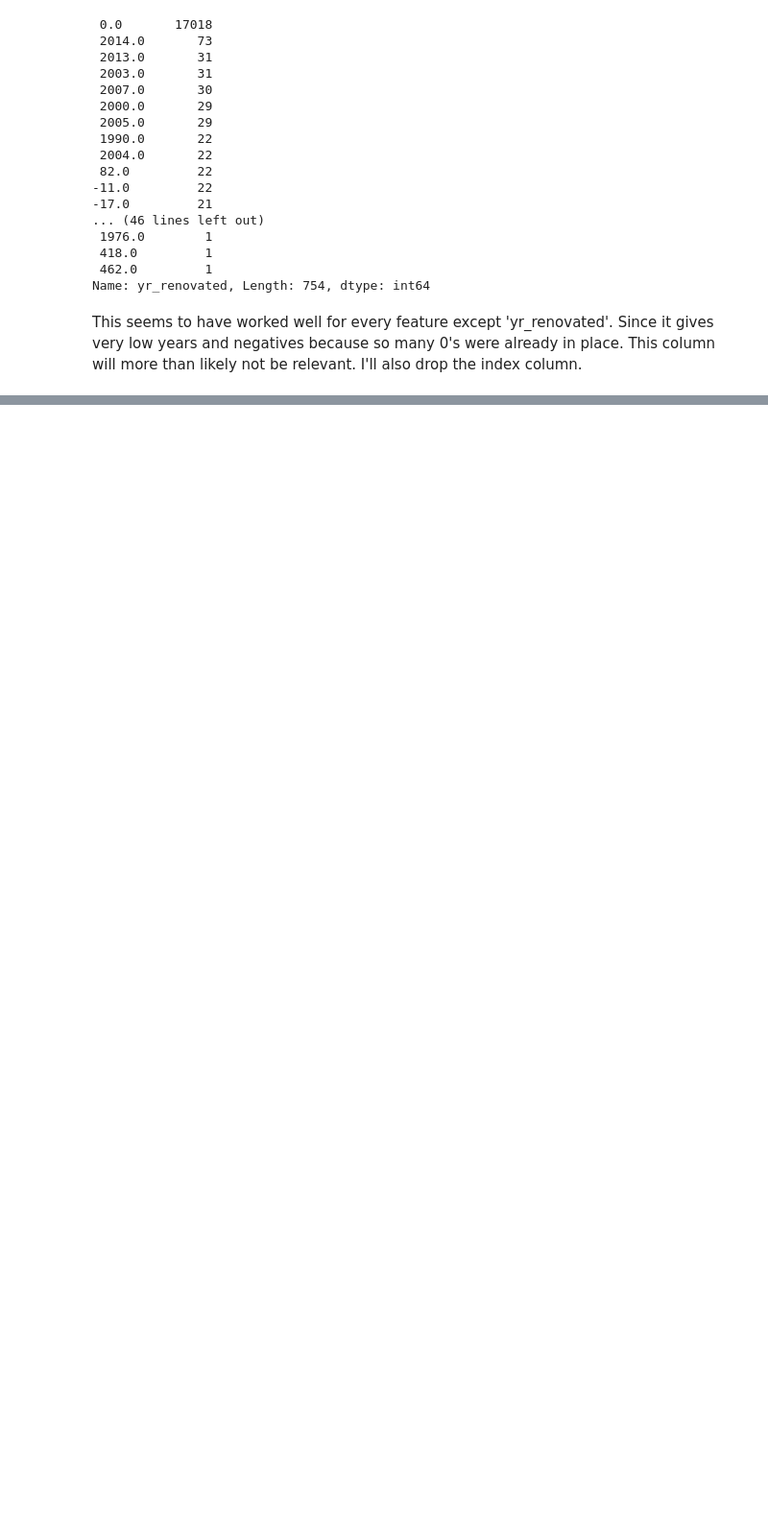
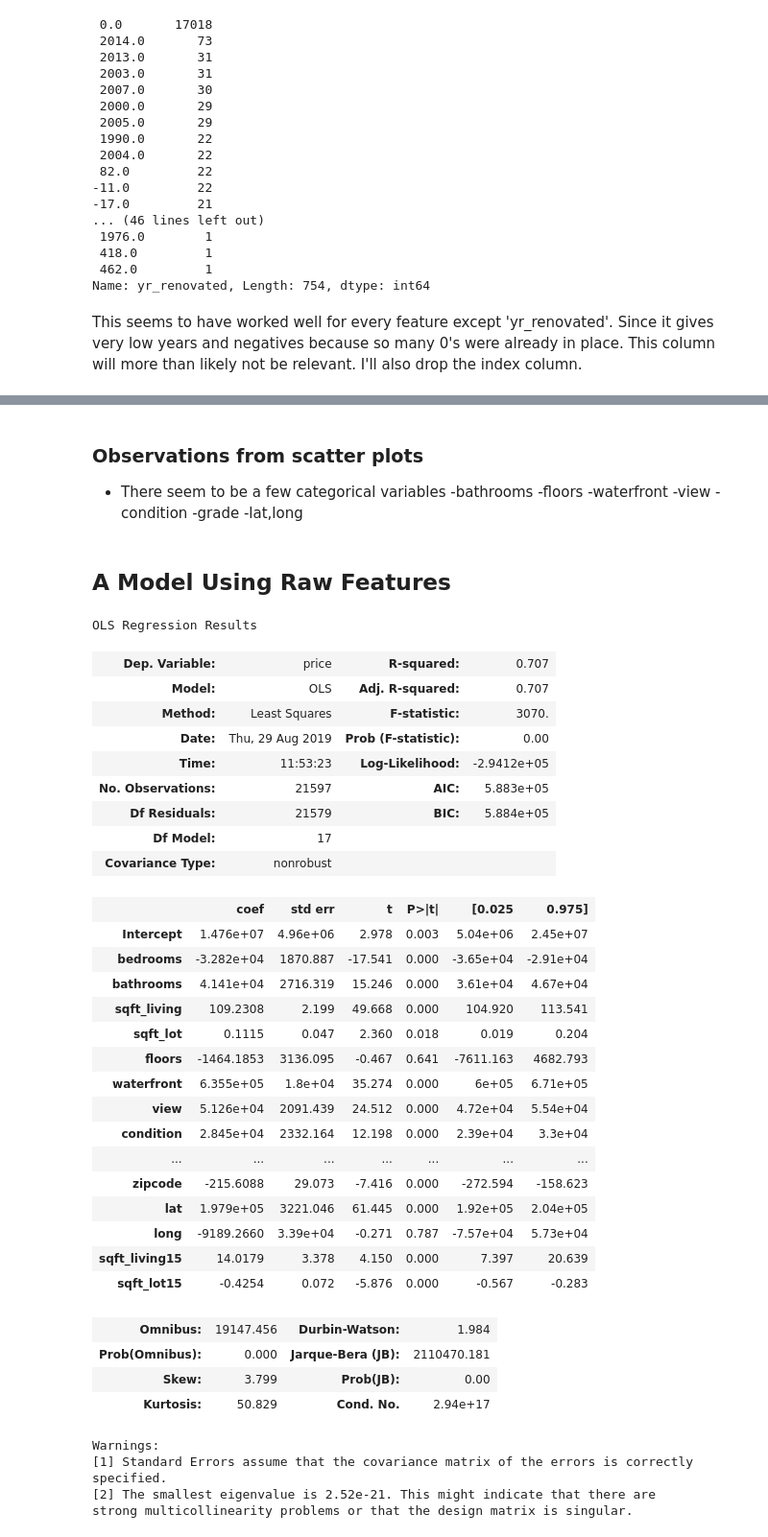
Before and after one commit to andymdc31/flatiron_project1, a Jupyter notebook: flatiron_project1/dsc-v2-mod1-final-project-online-ds-ft-081219/student.ipynb, the cells around one changed output, grey strips where cells are left out. Shown: that part at 96% size. Drawn from its saved outputs; the diff is of its cells as text; code cells hidden in the pictures; blank space fills up the shorter version.

```diff
--- a/flatiron_project1/dsc-v2-mod1-final-project-online-ds-ft-081219/student.ipynb
+++ b/flatiron_project1/dsc-v2-mod1-final-project-online-ds-ft-081219/student.ipynb
@@ -264,0 +294,60 @@ plt.show()
+# %% [markdown]
+### Observations from scatter plots
+- There seem to be a few categorical variables
+    -bathrooms
+    -floors
+    -waterfront
+    -view
+    -condition
+    -grade
+    -lat,long
+# %% [markdown]
+## A Model Using Raw Features
+# %%
+from statsmodels.formula.api import ols
+
+outcome = 'price'
+predictors = []
+for col in imputed_df:
+    if col != 'price':
+        predictors.append(col)
+predictors = '+'.join(predictors)
+
+formula = outcome + '~' + predictors
+model = ols(formula=formula, data=imputed_df).fit()
+model.summary()
+# %% [output]
+OLS Regression Results
+| Dep. Variable: | price | R-squared: | 0.707 |
+| Model: | OLS | Adj. R-squared: | 0.707 |
+| Method: | Least Squares | F-statistic: | 3070. |
+| Date: | Thu, 29 Aug 2019 | Prob (F-statistic): | 0.00 |
+| Time: | 11:53:23 | Log-Likelihood: | -2.9412e+05 |
+| No. Observations: | 21597 | AIC: | 5.883e+05 |
+| Df Residuals: | 21579 | BIC: | 5.884e+05 |
+| Df Model: | 17 |  |  |
+| Covariance Type: | nonrobust |  |  |
+|  | coef | std err | t | P>|t| | [0.025 | 0.975] |
+| Intercept | 1.476e+07 | 4.96e+06 | 2.978 | 0.003 | 5.04e+06 | 2.45e+07 |
+| bedrooms | -3.282e+04 | 1870.887 | -17.541 | 0.000 | -3.65e+04 | -2.91e+04 |
+| bathrooms | 4.141e+04 | 2716.319 | 15.246 | 0.000 | 3.61e+04 | 4.67e+04 |
+| sqft_living | 109.2308 | 2.199 | 49.668 | 0.000 | 104.920 | 113.541 |
+| sqft_lot | 0.1115 | 0.047 | 2.360 | 0.018 | 0.019 | 0.204 |
+| floors | -1464.1853 | 3136.095 | -0.467 | 0.641 | -7611.163 | 4682.793 |
+| waterfront | 6.355e+05 | 1.8e+04 | 35.274 | 0.000 | 6e+05 | 6.71e+05 |
+| view | 5.126e+04 | 2091.439 | 24.512 | 0.000 | 4.72e+04 | 5.54e+04 |
+| condition | 2.845e+04 | 2332.164 | 12.198 | 0.000 | 2.39e+04 | 3.3e+04 |
+| ... | ... | ... | ... | ... | ... | ... |
+| zipcode | -215.6088 | 29.073 | -7.416 | 0.000 | -272.594 | -158.623 |
+| lat | 1.979e+05 | 3221.046 | 61.445 | 0.000 | 1.92e+05 | 2.04e+05 |
+| long | -9189.2660 | 3.39e+04 | -0.271 | 0.787 | -7.57e+04 | 5.73e+04 |
+| sqft_living15 | 14.0179 | 3.378 | 4.150 | 0.000 | 7.397 | 20.639 |
+| sqft_lot15 | -0.4254 | 0.072 | -5.876 | 0.000 | -0.567 | -0.283 |
+| Omnibus: | 19147.456 | Durbin-Watson: | 1.984 |
+| Prob(Omnibus): | 0.000 | Jarque-Bera (JB): | 2110470.181 |
+| Skew: | 3.799 | Prob(JB): | 0.00 |
+| Kurtosis: | 50.829 | Cond. No. | 2.94e+17 |
+Warnings:
+[1] Standard Errors assume that the covariance matrix of the errors is correctly specified.
+[2] The smallest eigenvalue is 2.52e-21. This might indicate that there are
+strong multicollinearity problems or that the design matrix is singular.
```
Also changed, not shown: parts of 19 cells of this notebook.
